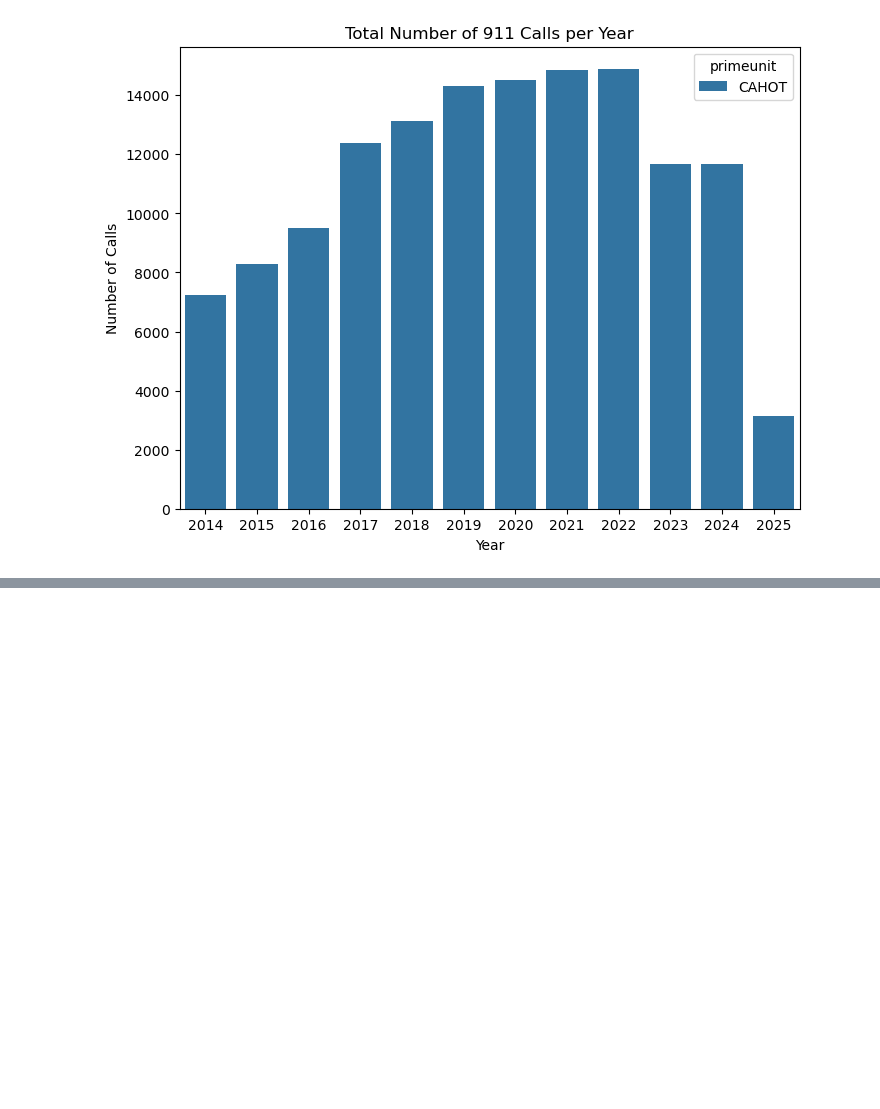
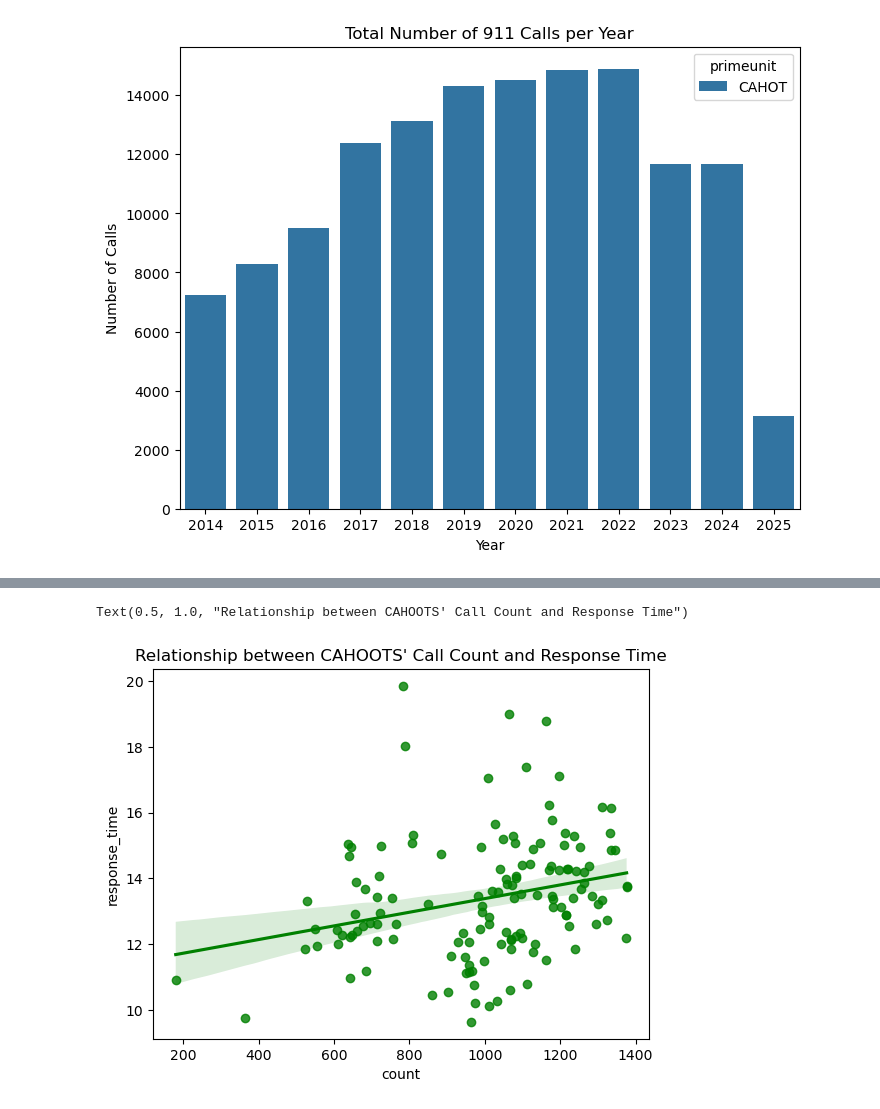
Before and after one commit to kmccabe11/ADS4SJ, a Jupyter notebook: CAD_analysis.ipynb, the cells around one changed output, grey strips where cells are left out. Saved outputs shown, nothing was run; the diff lists cells and outputs as text; code cells hidden in the pictures; blank space fills up the shorter version.

```diff
--- a/CAD_analysis.ipynb
+++ b/CAD_analysis.ipynb
@@ -271,0 +116,6 @@ sns.scatterplot(data = correlation[correlation['primeunit'] != 'CAHOT'], x = 'pr
+# %%
+sns.regplot(x = response_count_cahoots['count'], y = response_count_cahoots['response_time'],color = 'green')
+plt.title("Relationship between CAHOOTS' Call Count and Response Time")
+# %% [output]
+Text(0.5, 1.0, "Relationship between CAHOOTS' Call Count and Response Time")
+[figure, added]
```
Also changed, not shown: parts of 74 cells of this notebook, 3 other files.
